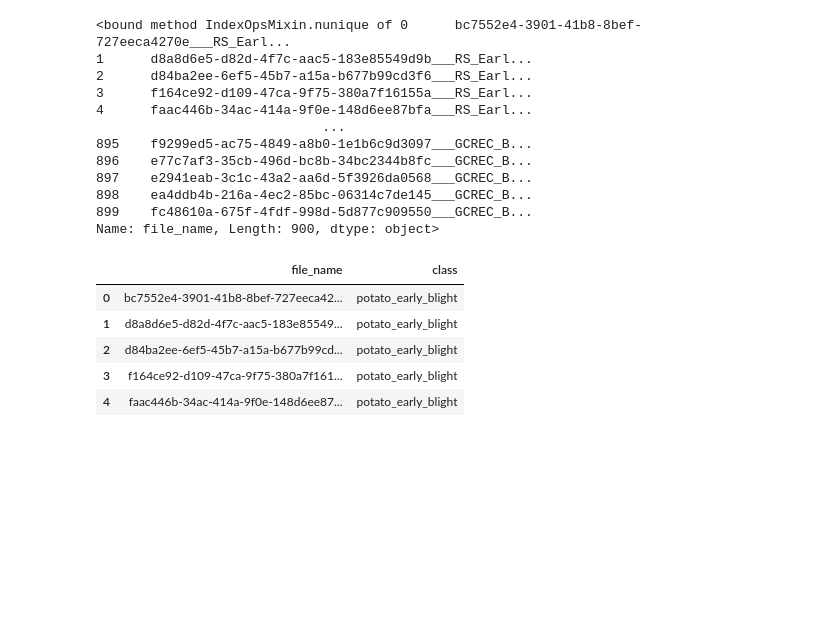
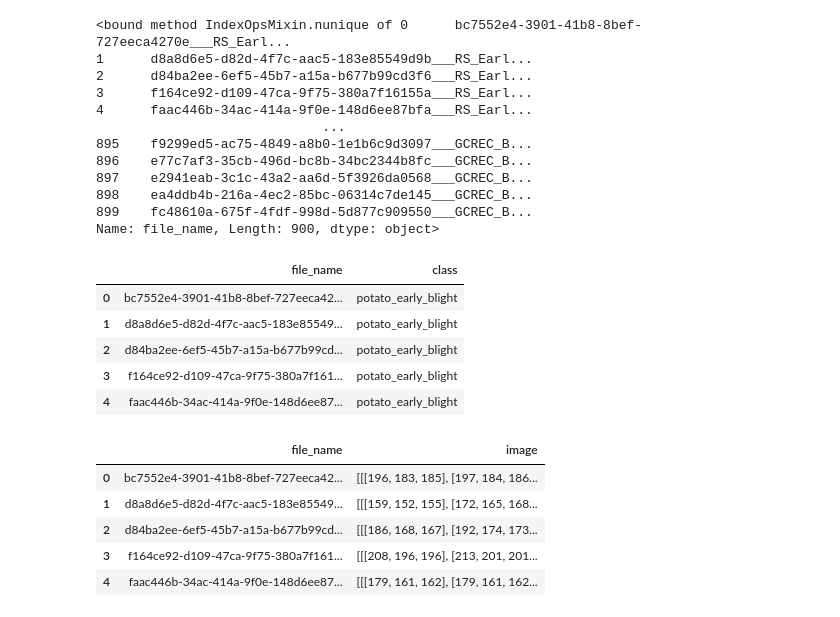
Before and after one commit to gowtham12591/Airflow, a Jupyter notebook: airflow_docker/dags/src/image_classification.ipynb, the cells around one changed output. Drawn from its saved outputs; the diff is of its cells as text; code cells hidden in the pictures; blank space fills up the shorter version.

```diff
--- a/airflow_docker/dags/src/image_classification.ipynb
+++ b/airflow_docker/dags/src/image_classification.ipynb
@@ -87,3 +90,13 @@ df1.head()
 | 2 | d84ba2ee-6ef5-45b7-a15a-b677b99cd... | potato_early_blight |
 | 3 | f164ce92-d109-47ca-9f75-380a7f161... | potato_early_blight |
 | 4 | faac446b-34ac-414a-9f0e-148d6ee87... | potato_early_blight |
+# %%
+df2 = df[['file_name', 'image']]
+df2.head()
+# %% [output]
+|  | file_name | image |
+| 0 | bc7552e4-3901-41b8-8bef-727eeca42... | [[[196, 183, 185], [197, 184, 186... |
+| 1 | d8a8d6e5-d82d-4f7c-aac5-183e85549... | [[[159, 152, 155], [172, 165, 168... |
+| 2 | d84ba2ee-6ef5-45b7-a15a-b677b99cd... | [[[186, 168, 167], [192, 174, 173... |
+| 3 | f164ce92-d109-47ca-9f75-380a7f161... | [[[208, 196, 196], [213, 201, 201... |
+| 4 | faac446b-34ac-414a-9f0e-148d6ee87... | [[[179, 161, 162], [179, 161, 162... |
```
Also changed, not shown: parts of 10 cells of this notebook, 10 other files.
